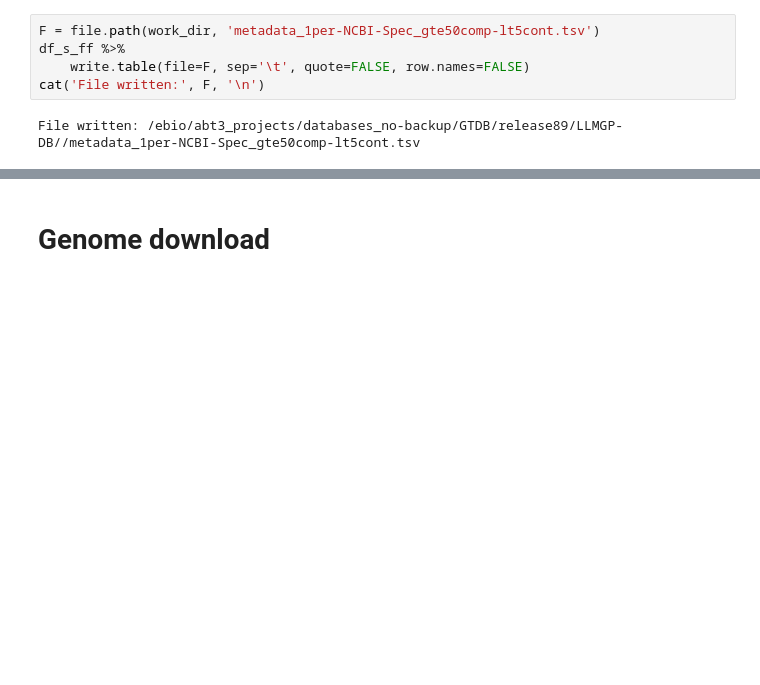
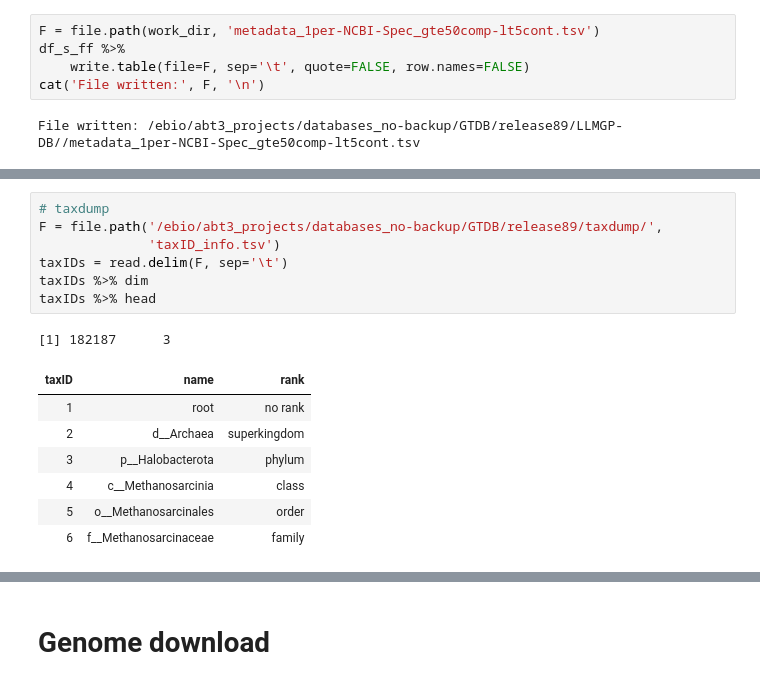
Before and after one commit to leylabmpi/Struo, a Jupyter notebook: notebooks/release89/01_GTDB_metadata_summary.ipynb, the cells around one changed output, grey strips where cells are left out. Saved outputs shown, nothing was run; the diff lists cells and outputs as text; blank space fills up the shorter version.

```diff
--- a/notebooks/release89/01_GTDB_metadata_summary.ipynb
+++ b/notebooks/release89/01_GTDB_metadata_summary.ipynb
@@ -811,0 +838,16 @@ File written: /ebio/abt3_projects/databases_no-backup/GTDB/release89/LLMGP-DB//m
+# %%
+# taxdump
+F = file.path('/ebio/abt3_projects/databases_no-backup/GTDB/release89/taxdump/',
+              'taxID_info.tsv')
+taxIDs = read.delim(F, sep='\t')
+taxIDs %>% dim
+taxIDs %>% head
+# %% [output]
+[1] 182187      3
+| taxID | name | rank |
+| 1 | root | no rank |
+| 2 | d__Archaea | superkingdom |
+| 3 | p__Halobacterota | phylum |
+| 4 | c__Methanosarcinia | class |
+| 5 | o__Methanosarcinales | order |
+| 6 | f__Methanosarcinaceae | family |
```
Also changed, not shown: parts of 42 cells of this notebook, 9 other files.
